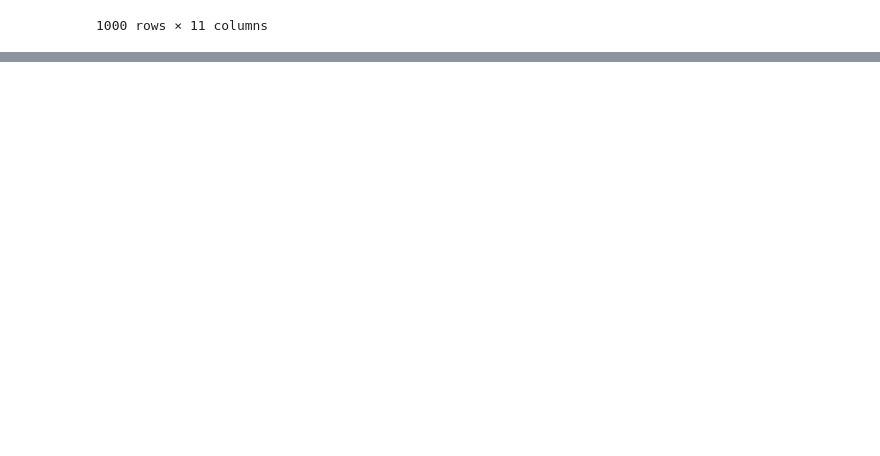
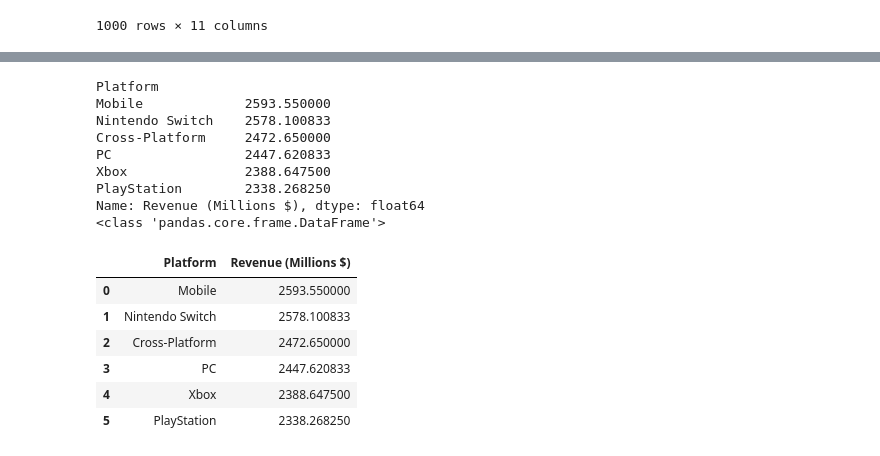
Before and after one commit to tomapasta/first_project, a Jupyter notebook: notebooks/Clean_Data_Ako.ipynb, the cells around one changed output, grey strips where cells are left out. Cells and saved outputs as stored; diff of their text form; code cells hidden in the pictures; blank space fills up the shorter version.

```diff
--- a/notebooks/Clean_Data_Ako.ipynb
+++ b/notebooks/Clean_Data_Ako.ipynb
@@ -93,0 +153,30 @@ cleaned_df
+# %%
+#which has the highest median revenue per game
+median_revenue_sorted = (
+    rev_per_game_df.groupby('Platform')['Revenue (Millions $)']
+    .median()
+    .sort_values(ascending=False)
+)
+
+print(median_revenue_sorted)
+
+median_revenue_sorted_df = median_revenue_sorted.reset_index()
+print(type(median_revenue_sorted_df))
+display(median_revenue_sorted_df)
+# %% [output]
+Platform
+Mobile             2593.550000
+Nintendo Switch    2578.100833
+Cross-Platform     2472.650000
+PC                 2447.620833
+Xbox               2388.647500
+PlayStation        2338.268250
+Name: Revenue (Millions $), dtype: float64
+<class 'pandas.core.frame.DataFrame'>
+|  | Platform | Revenue (Millions $) |
+| 0 | Mobile | 2593.550000 |
+| 1 | Nintendo Switch | 2578.100833 |
+| 2 | Cross-Platform | 2472.650000 |
+| 3 | PC | 2447.620833 |
+| 4 | Xbox | 2388.647500 |
+| 5 | PlayStation | 2338.268250 |
```
Also changed, not shown: parts of 7 cells of this notebook.
